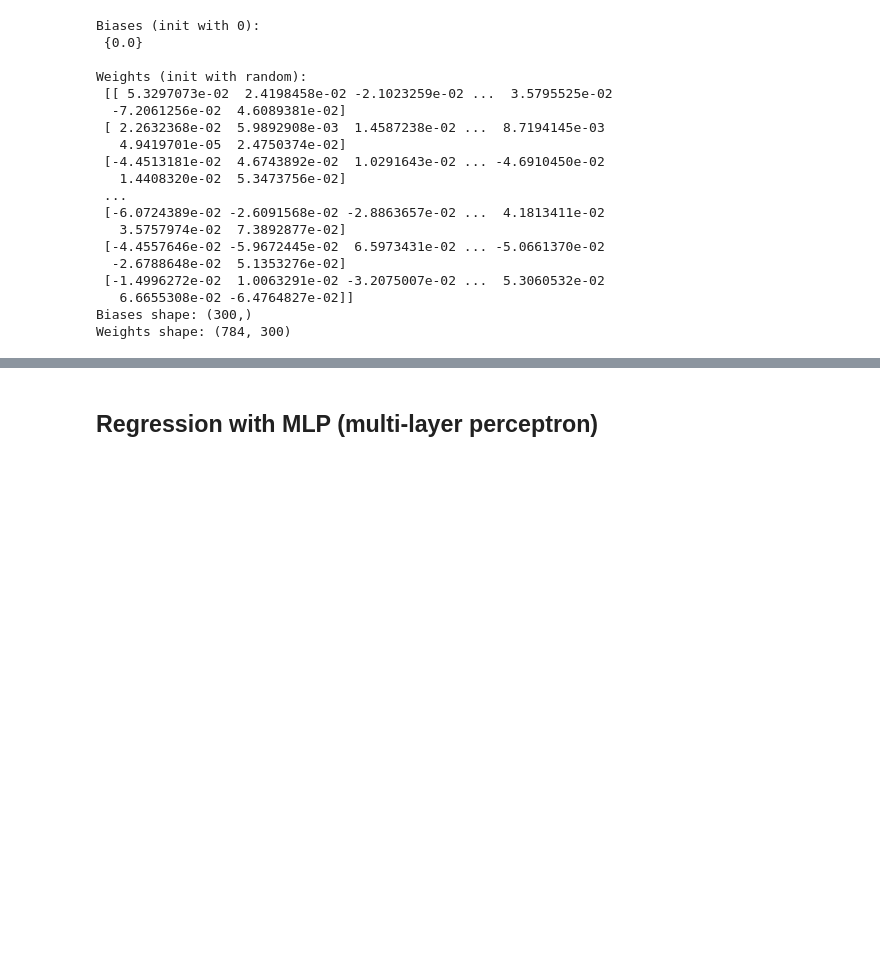
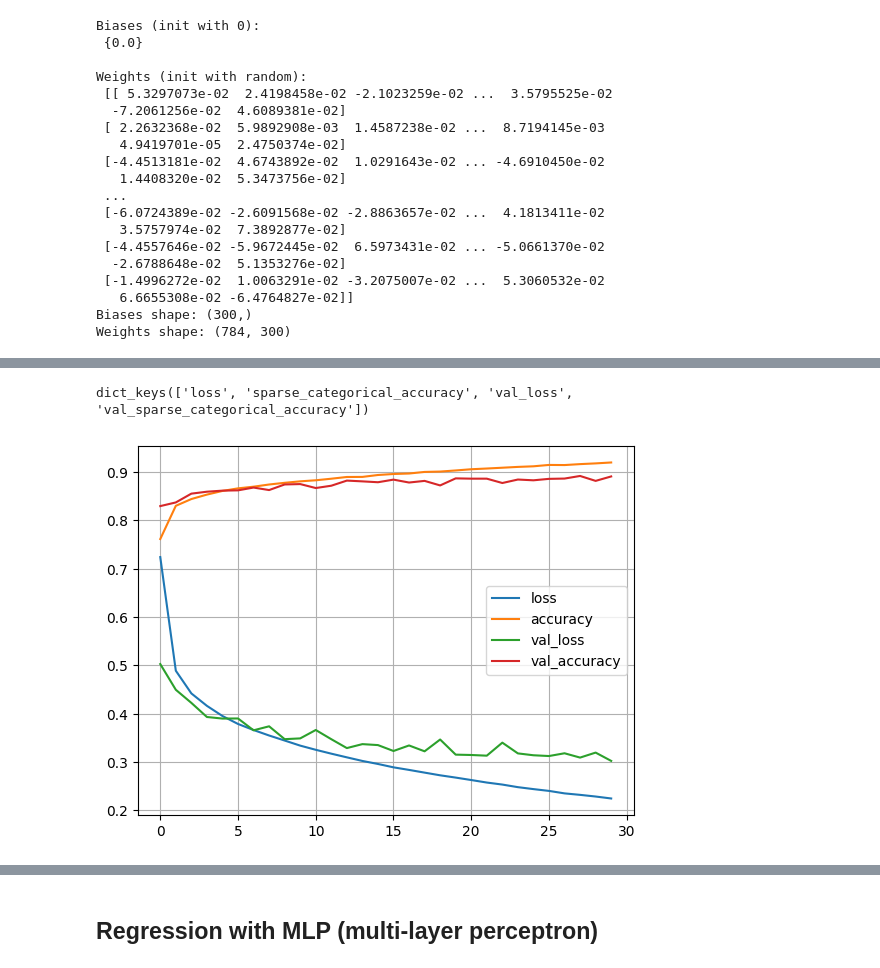
Before and after one commit to vaharoni/homl3, a Jupyter notebook: ch10/01-implementing-mlp-with-keras.ipynb, the cells around one changed output, grey strips where cells are left out. Drawn from its saved outputs; the diff is of its cells as text; code cells hidden in the pictures; blank space fills up the shorter version.

```diff
--- a/ch10/01-implementing-mlp-with-keras.ipynb
+++ b/ch10/01-implementing-mlp-with-keras.ipynb
@@ -97,7 +126,7 @@ Weights shape: (784, 300)
 # loss:         https://keras.io/api/losses/
 # optimizer:    https://keras.io/api/optimizers
 # metrics:      https://keras.io/api/metrics
-model.compile(loss='sparse_categorical_crossentropy', optimizer='sgd', metrics=['accuracy'])
+model.compile(loss=tf.keras.losses.sparse_categorical_crossentropy, optimizer=tf.keras.optimizers.SGD(), metrics=['accuracy'])
 # %%
 history = model.fit(x_train, y_train, epochs=30, validation_data=(x_valid, y_valid))
 # %% [output]
@@ -122,0 +157,13 @@ Epoch 30/30
+# %%
+history.history.keys()
+# %% [output]
+dict_keys(['loss', 'sparse_categorical_accuracy', 'val_loss', 'val_sparse_categorical_accuracy'])
+# %%
+import pandas as pd
+df = pd.DataFrame(history.history)
+fig, ax = plt.subplots()
+df.plot(ax=ax)
+ax.grid()
+display()
+# %% [output]
+[figure, added]
```
Also changed, not shown: parts of 64 cells of this notebook, 14 other files.
